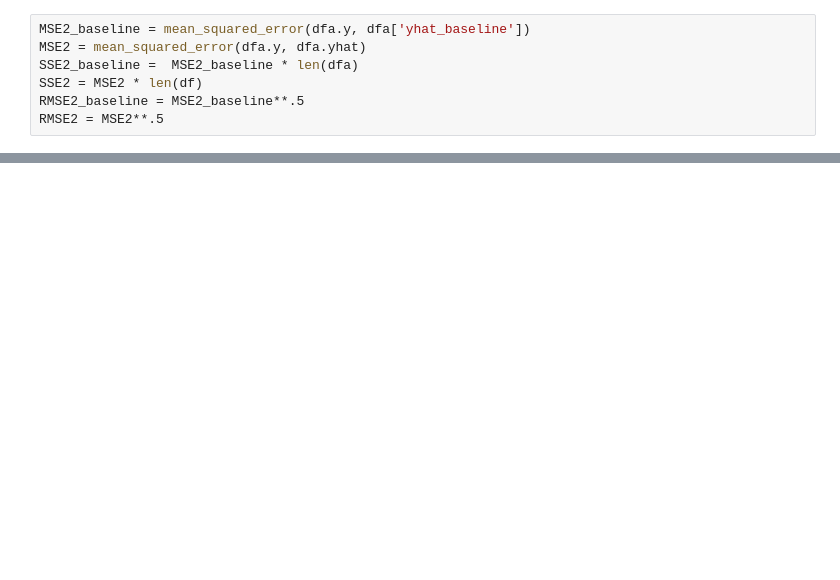
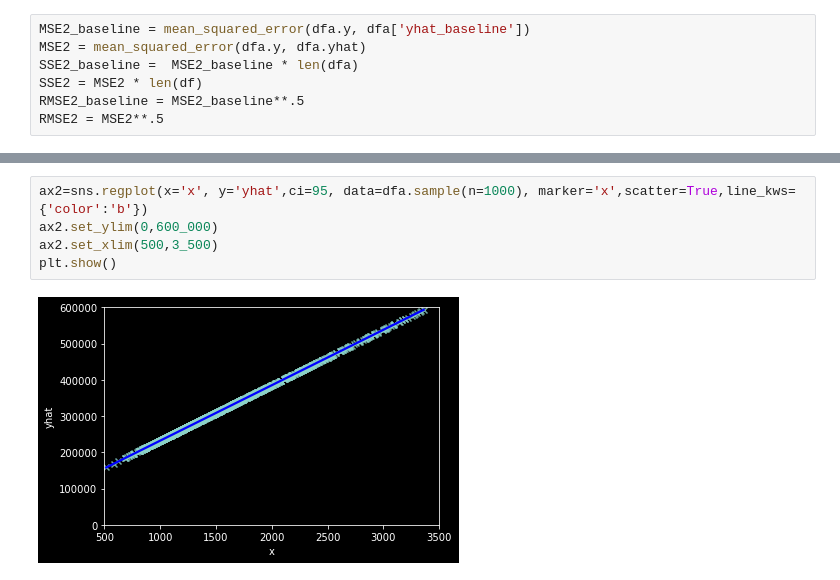
Before and after one commit to mackenr/regression-exercises, a Jupyter notebook: evaluate.ipynb, the cells around one changed output, grey strips where cells are left out. Cells and saved outputs as stored; diff of their text form; blank space fills up the shorter version.

```diff
--- a/evaluate.ipynb
+++ b/evaluate.ipynb
@@ -243,0 +301,7 @@ print('Explained Variance = ', round(evs,3))
+# %%
+ax2=sns.regplot(x='x', y='yhat',ci=95, data=dfa.sample(n=1000), marker='x',scatter=True,line_kws={'color':'b'})
+ax2.set_ylim(0,600_000)
+ax2.set_xlim(500,3_500)
+plt.show()
+# %% [output]
+[figure, added]
```
Also changed, not shown: parts of 13 cells of this notebook, 1 other file.
